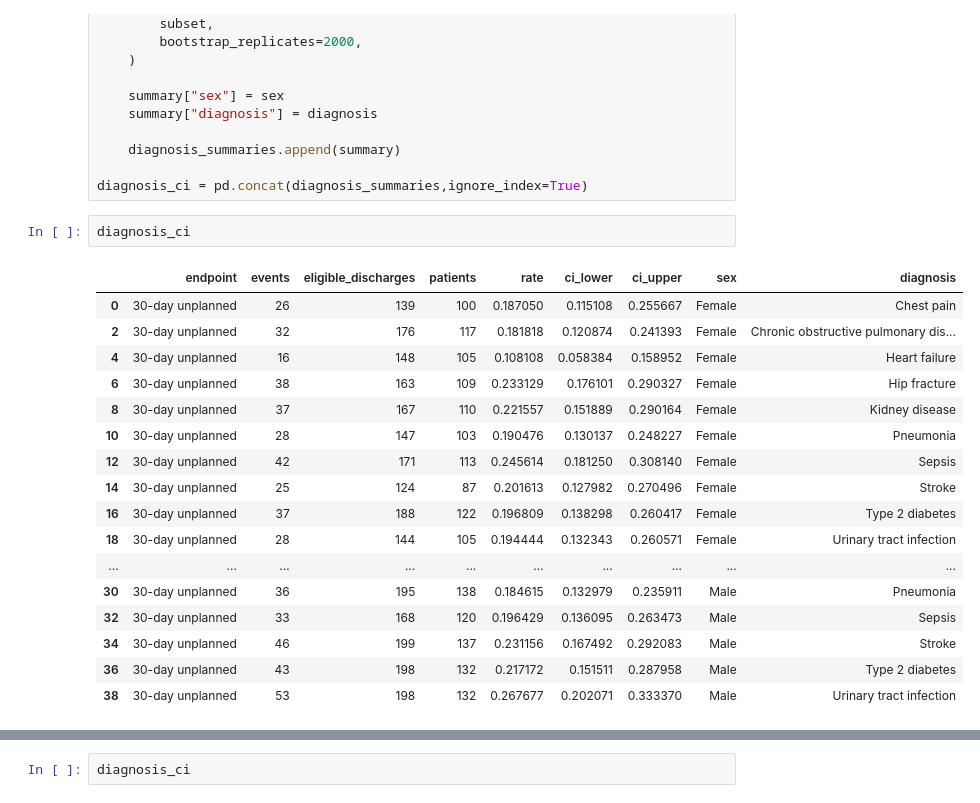
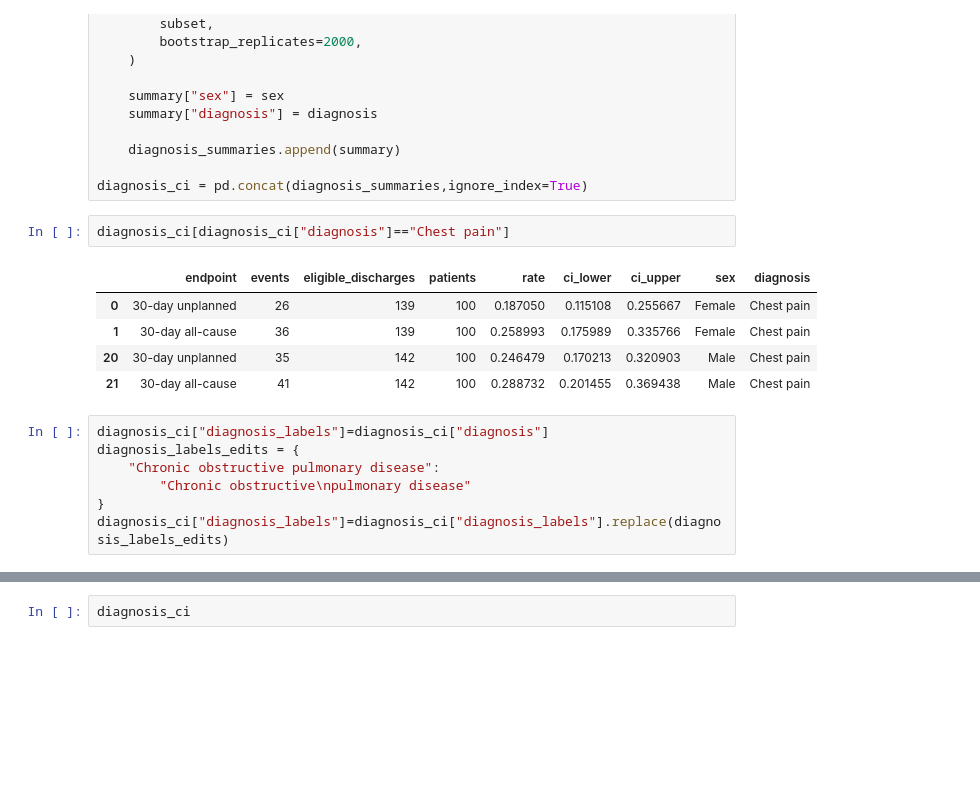
Before and after one commit to robertmaidstone/readmission-study, a Jupyter notebook: notebooks/analysis.ipynb, the cells around one changed output, grey strips where cells are left out. Drawn from its saved outputs; the diff is of its cells as text; blank space fills up the shorter version.

```diff
--- a/notebooks/analysis.ipynb
+++ b/notebooks/analysis.ipynb
@@ -385,23 +340,18 @@ for (sex,diagnosis), subset in readmission_outcomes.groupby(["sex", "index_diagn
 
 diagnosis_ci = pd.concat(diagnosis_summaries,ignore_index=True)
 # %%
-diagnosis_ci
+diagnosis_ci[diagnosis_ci["diagnosis"]=="Chest pain"]
 # %% [output]
 |  | endpoint | events | eligible_discharges | patients | rate | ci_lower | ci_upper | sex | diagnosis |
 | 0 | 30-day unplanned | 26 | 139 | 100 | 0.187050 | 0.115108 | 0.255667 | Female | Chest pain |
-| 2 | 30-day unplanned | 32 | 176 | 117 | 0.181818 | 0.120874 | 0.241393 | Female | Chronic obstructive pulmonary dis... |
-| 4 | 30-day unplanned | 16 | 148 | 105 | 0.108108 | 0.058384 | 0.158952 | Female | Heart failure |
-| 6 | 30-day unplanned | 38 | 163 | 109 | 0.233129 | 0.176101 | 0.290327 | Female | Hip fracture |
-| 8 | 30-day unplanned | 37 | 167 | 110 | 0.221557 | 0.151889 | 0.290164 | Female | Kidney disease |
-| 10 | 30-day unplanned | 28 | 147 | 103 | 0.190476 | 0.130137 | 0.248227 | Female | Pneumonia |
-| 12 | 30-day unplanned | 42 | 171 | 113 | 0.245614 | 0.181250 | 0.308140 | Female | Sepsis |
-| 14 | 30-day unplanned | 25 | 124 | 87 | 0.201613 | 0.127982 | 0.270496 | Female | Stroke |
-| 16 | 30-day unplanned | 37 | 188 | 122 | 0.196809 | 0.138298 | 0.260417 | Female | Type 2 diabetes |
-| 18 | 30-day unplanned | 28 | 144 | 105 | 0.194444 | 0.132343 | 0.260571 | Female | Urinary tract infection |
-| ... | ... | ... | ... | ... | ... | ... | ... | ... | ... |
-| 30 | 30-day unplanned | 36 | 195 | 138 | 0.184615 | 0.132979 | 0.235911 | Male | Pneumonia |
-| 32 | 30-day unplanned | 33 | 168 | 120 | 0.196429 | 0.136095 | 0.263473 | Male | Sepsis |
-| 34 | 30-day unplanned | 46 | 199 | 137 | 0.231156 | 0.167492 | 0.292083 | Male | Stroke |
-| 36 | 30-day unplanned | 43 | 198 | 132 | 0.217172 | 0.151511 | 0.287958 | Male | Type 2 diabetes |
-| 38 | 30-day unplanned | 53 | 198 | 132 | 0.267677 | 0.202071 | 0.333370 | Male | Urinary tract infection |
+| 1 | 30-day all-cause | 36 | 139 | 100 | 0.258993 | 0.175989 | 0.335766 | Female | Chest pain |
+| 20 | 30-day unplanned | 35 | 142 | 100 | 0.246479 | 0.170213 | 0.320903 | Male | Chest pain |
+| 21 | 30-day all-cause | 41 | 142 | 100 | 0.288732 | 0.201455 | 0.369438 | Male | Chest pain |
+# %%
+diagnosis_ci["diagnosis_labels"]=diagnosis_ci["diagnosis"]
+diagnosis_labels_edits = {
+    "Chronic obstructive pulmonary disease":
+        "Chronic obstructive\npulmonary disease"
+}
+diagnosis_ci["diagnosis_labels"]=diagnosis_ci["diagnosis_labels"].replace(diagnosis_labels_edits)
 # %%
```
Also changed, not shown: parts of 6 cells of this notebook, 1 other file.
